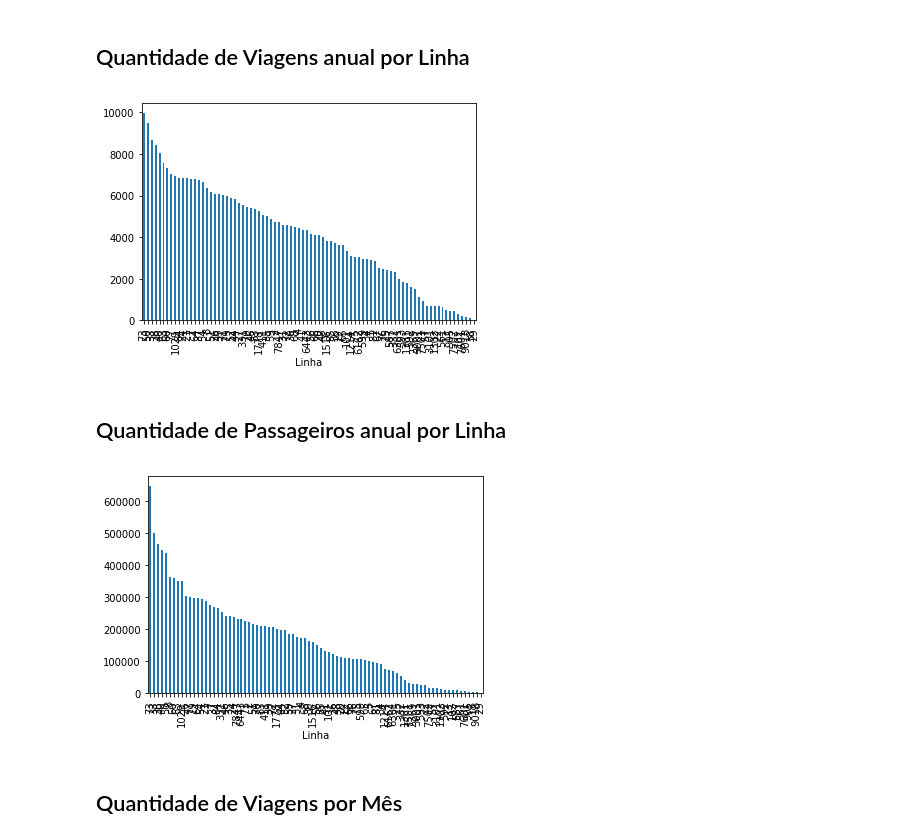
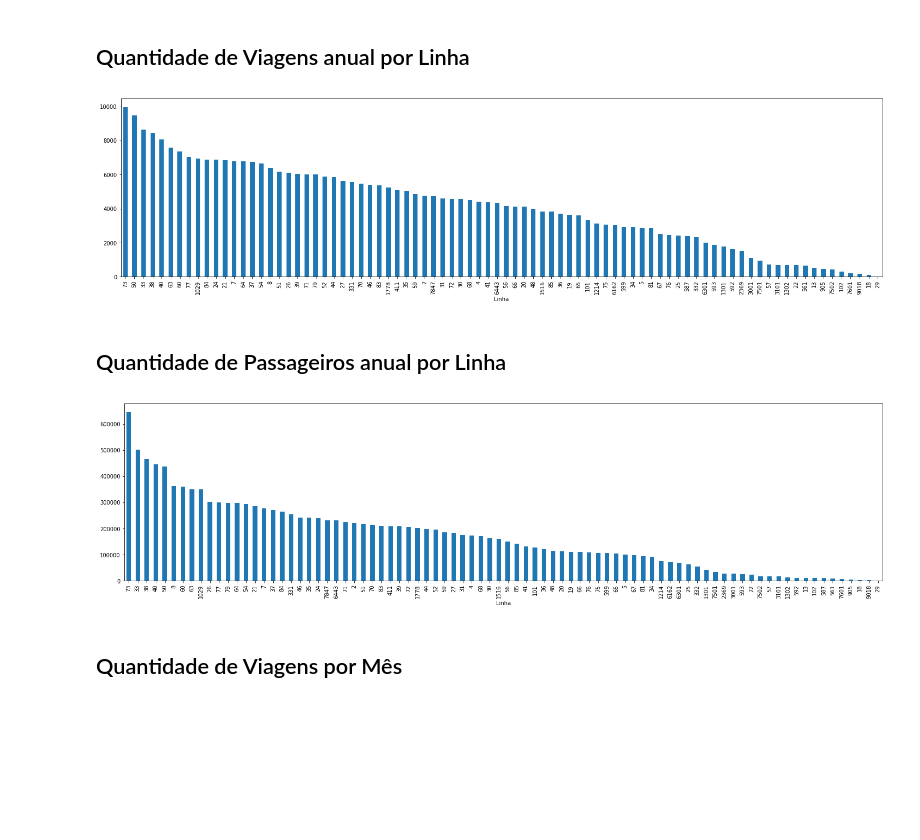
Before and after one commit to georgemaia/dadosabertos-mobilidade-rn-natal, a Jupyter notebook: Bilhetagem_Eletrônica-2019-Analitico.ipynb, the cells around one changed output. Saved outputs shown, nothing was run; the diff lists cells and outputs as text; code cells hidden in the pictures; blank space fills up the shorter version.

```diff
--- a/Bilhetagem_Eletrônica-2019-Analitico.ipynb
+++ b/Bilhetagem_Eletrônica-2019-Analitico.ipynb
@@ -159,18 +160,20 @@ plt.show()
 ## Quantidade de Viagens anual por Linha
 # %%
 new_df = df.groupby(['Linha']).sum()
+plt.figure(figsize=(25,6))
 new_df['Qtd_Viagens'].sort_values(ascending=False).plot.bar()
 plt.show()
 # %% [output]
-[figure, old version]
+[figure, new version]
 # %% [markdown]
 ## Quantidade de Passageiros anual por Linha
 # %%
 new_df = df.groupby(['Linha']).sum()
+plt.figure(figsize=(25,6))
 new_df['Qtd_Passageiros'].sort_values(ascending=False).plot.bar()
 plt.show()
 # %% [output]
-[figure, old version]
+[figure, new version]
 # %% [markdown]
 ## Quantidade de Viagens por Mês
 # %%
```
Also changed, not shown: parts of 1 cell of this notebook, 1 other file.
